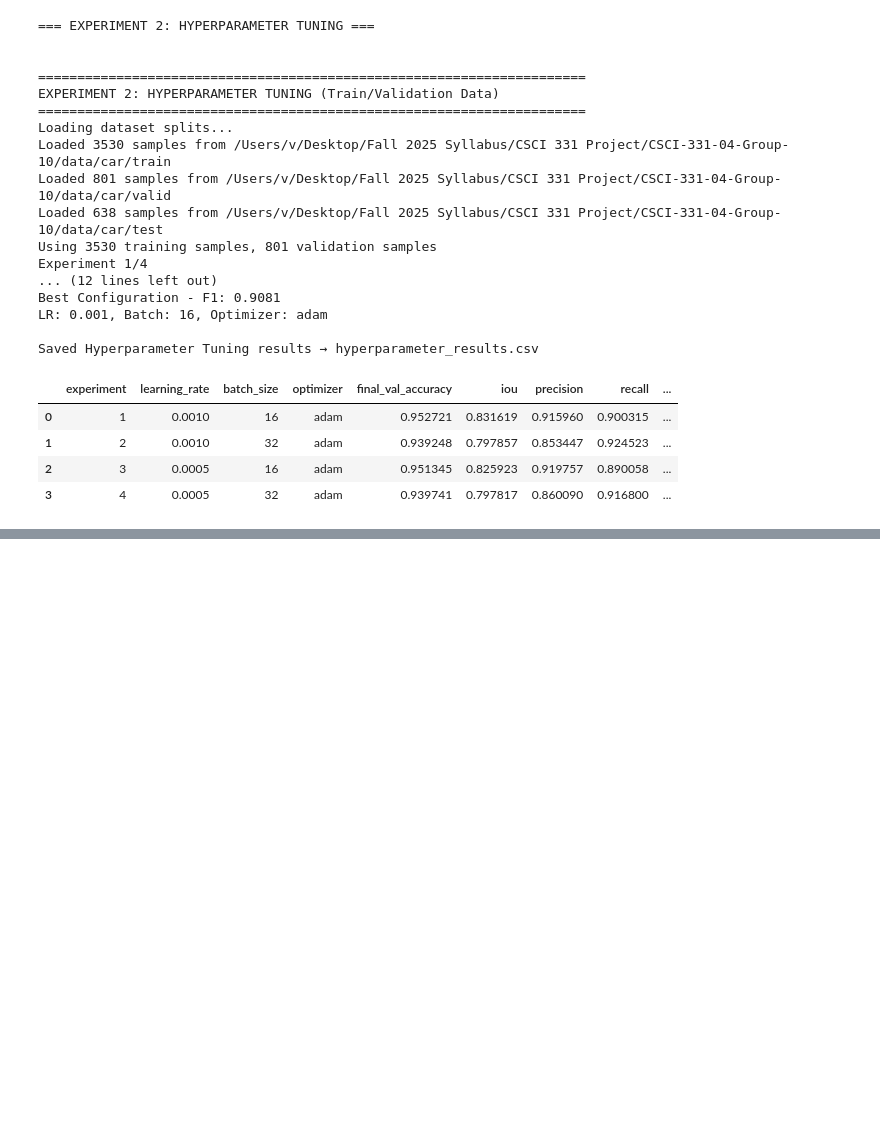
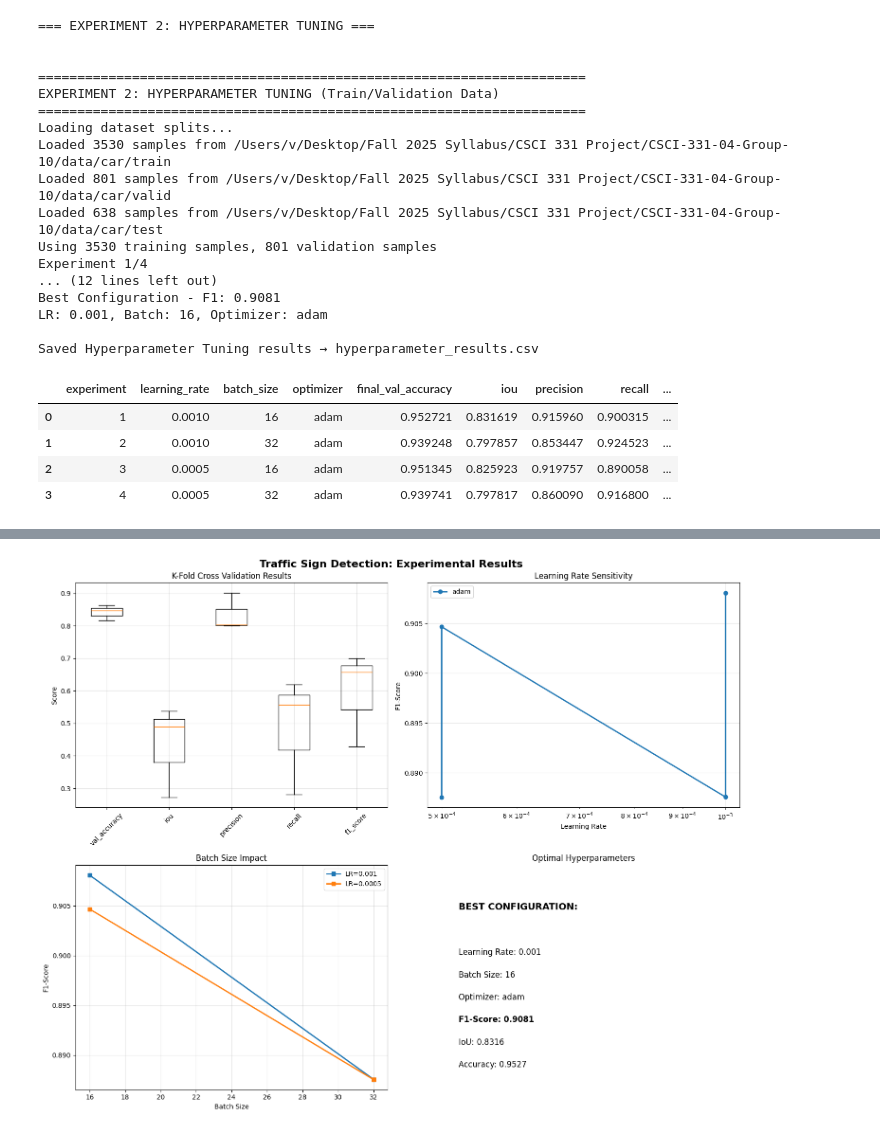
Before and after one commit to alextyhwang/CSCI-331-04-Group-10, a Jupyter notebook: code/train_UNET2.ipynb, the cells around one changed output, grey strips where cells are left out. Saved outputs shown, nothing was run; the diff lists cells and outputs as text; code cells hidden in the pictures; blank space fills up the shorter version.

```diff
--- a/code/train_UNET2.ipynb
+++ b/code/train_UNET2.ipynb
@@ -688,0 +703,4 @@ TypeError: create_unet_model() got an unexpected keyword argument 'batch_size'
+# %%
+plot_experiment_results(kfold_results,hyper_results)
+# %% [output]
+[figure, added]
```
Also changed, not shown: parts of 1 cell of this notebook, 1 other file.
